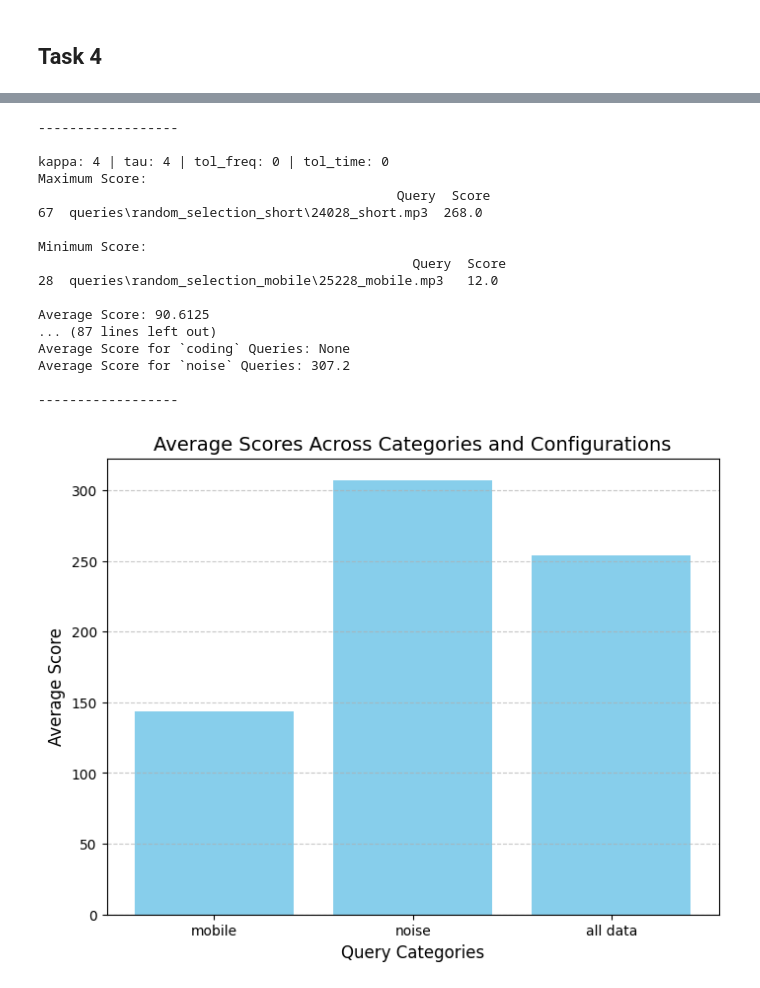
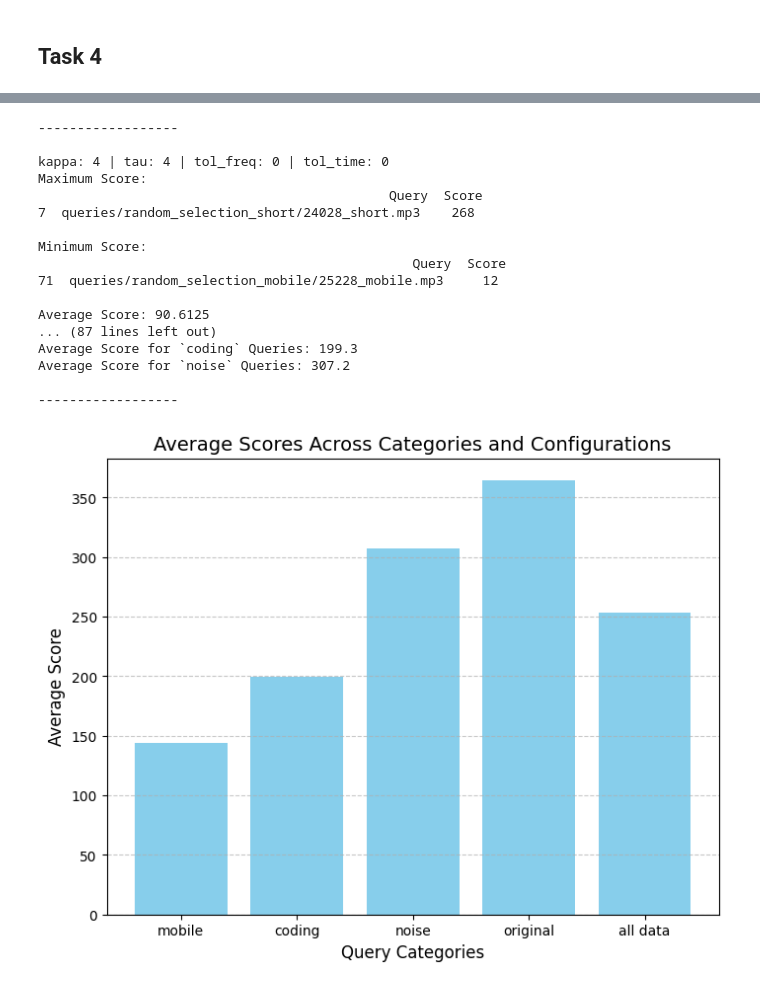
Before and after one commit to BinW3g/W2025_Information_Retrieval, a Jupyter notebook: IR_P2_M1.ipynb, the cells around one changed output, grey strips where cells are left out. Saved outputs shown, nothing was run; the diff lists cells and outputs as text; code cells hidden in the pictures.

Commit message:
Added Taks4 report, removed unused imports and fixed last diagram. (reran to make sure everything still works)

```diff
--- a/IR_P2_M1.ipynb
+++ b/IR_P2_M1.ipynb
@@ -619,7 +633,7 @@ for config in configs:
     matches_data_code = [
         {"Query": query_name, "Score": details["score"]}
         for query_name, details in config["matches"].items()
-        if "coding" in query_name.lower()
+        if "compression" in query_name.lower()
     ]
     matches_data_noise = [
         {"Query": query_name, "Score": details["score"]}
@@ -629,7 +643,7 @@ for config in configs:
     matches_data_original = [
         {"Query": query_name, "Score": details["score"]}
         for query_name, details in config["matches"].items()
-        if "original" in query_name.lower()
+        if "short" in query_name.lower()
     ]
 
     average_scores = {"mobile": [], "coding": [], "noise": [], "original": [], "all data": []}
@@ -685,35 +699,35 @@ for config in configs:
     print("\n------------------\n")
 
 final_averages = {cat: pd.Series(scores).mean() for cat, scores in average_scores.items() if scores}
 
 plt.figure(figsize=(8, 6))
 categories = list(final_averages.keys())
 scores = list(final_averages.values())
 
 plt.bar(categories, scores, color='skyblue')
 plt.title("Average Scores Across Categories and Configurations", fontsize=14)
 plt.xlabel("Query Categories", fontsize=12)
 plt.ylabel("Average Score", fontsize=12)
 plt.xticks(fontsize=10)
 plt.yticks(fontsize=10)
 plt.grid(axis='y', linestyle='--', alpha=0.7)
 plt.show()
 # %% [output]
 ------------------
 
 kappa: 4 | tau: 4 | tol_freq: 0 | tol_time: 0
 Maximum Score:
-                                              Query  Score
-67  queries\random_selection_short\24028_short.mp3  268.0
+                                             Query  Score
+7  queries/random_selection_short/24028_short.mp3    268
 
 Minimum Score:
                                                 Query  Score
-28  queries\random_selection_mobile\25228_mobile.mp3   12.0
+71  queries/random_selection_mobile/25228_mobile.mp3     12
 
 Average Score: 90.6125
 ... (87 lines left out)
-Average Score for `coding` Queries: None
+Average Score for `coding` Queries: 199.3
 Average Score for `noise` Queries: 307.2
 
 ------------------
-[figure, old version]
+[figure, new version]
```
Also changed, not shown: parts of 9 cells of this notebook.
